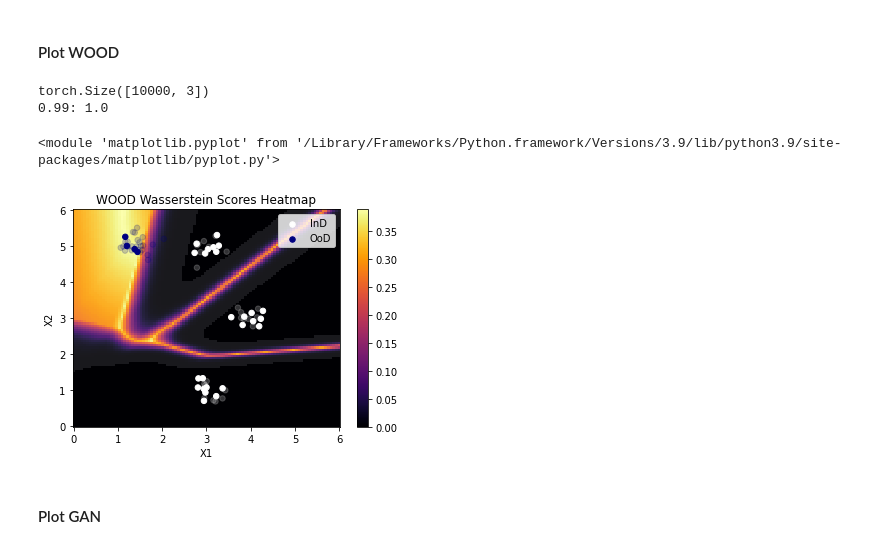
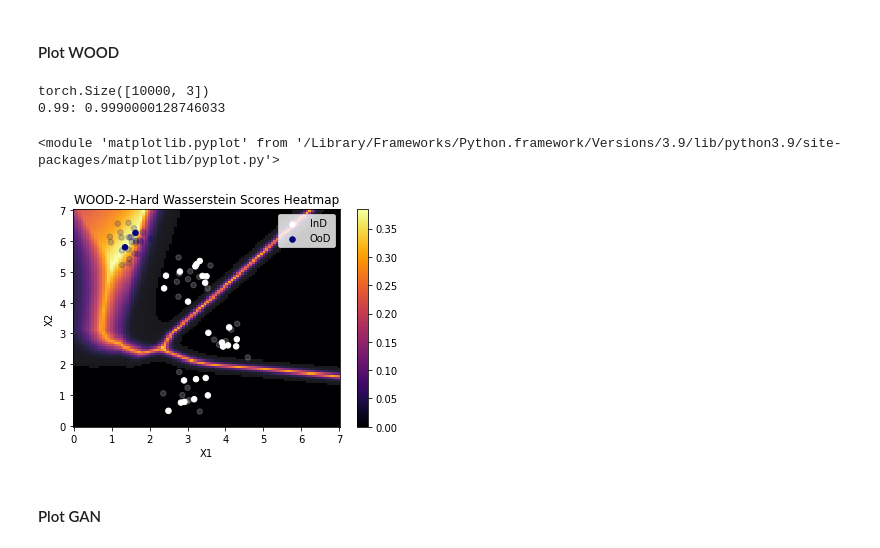
Before and after one commit to Xiaoyang-Song/Out-of-Distribution-GANs, a Jupyter notebook: Notebooks/simulation.ipynb, the cells around one changed output. Saved outputs shown, nothing was run; the diff lists cells and outputs as text; code cells hidden in the pictures.

```diff
--- a/Notebooks/simulation.ipynb
+++ b/Notebooks/simulation.ipynb
@@ -20,9 +23,9 @@ MU = {
     0: [4, 3],
     1: [3, 5],
     2: [3, 1],
-    3: [1.5, 5]
+    3: [1.5, 6]
 }
-std = 0.2
+std = 0.3
 COV = {
     0: np.eye(2)*std**2,
     1: np.eye(2)*std**2,
@@ -92,0 +96,9 @@ torch.save(D.state_dict(), "simulation_log/model/D.pt")
+# %%
+n_ood = 2
+ood_bsz = 4
+OOD_BATCH = torch.tensor(OOD_X[np.random.choice(n, n_ood, replace=False)], dtype=torch.float32)
+torch.save(OOD_BATCH, "simulation_log/model/ood_batch.pt")
+plt.scatter(IND_X[:,0], IND_X[:,1], c='black', label ="InD", sizes=[30]*len(IND_X), alpha=1)
+plt.scatter(IND_X_TEST[:,0], IND_X_TEST[:,1], c='white', sizes=[30]*len(IND_X), alpha=0.2)
+plt.scatter(OOD_X[:,0], OOD_X[:,1], c='navy', sizes=[30]*len(OOD_X), alpha=0.2)
+plt.scatter(OOD_BATCH[:,0], OOD_BATCH[:,1], c='red', label="OoD", sizes=[30]*len(OOD_X), alpha=1)
@@ -140,19 +143,17 @@ G_GAN = GSIM(64).to(DEVICE)
 # D_GAN = DSIM_SINGLE(64)
 # G_GAN = GSIM_SINGLE(64)
 # OOD data preparation
-# n_ood = 8
 ood_bsz = 4
-bsz_tri = 64
-# OOD_BATCH = torch.tensor(OOD_X[np.random.choice(n, n_ood, replace=False)], dtype=torch.float32)
+bsz_tri = 32
 print(f"OOD Batch Shape: {OOD_BATCH.shape}")
 # Configuration
 max_epoch = 256
-lr = 1e-2
+lr = 1e-4
 w_ce, w_wass, w_dist = 1, 1, 1
-scaling = 0.1
+scaling = 0.01
 d_step_ratio, g_step_ratio = 2, 1
-D_solver = torch.optim.Adam(D_GAN.parameters(), lr=lr, betas=(0.5, 0.999))
-G_solver = torch.optim.Adam(G_GAN.parameters(), lr=lr, betas=(0.5, 0.999))
+D_solver = torch.optim.Adam(D_GAN.parameters(), lr=lr, betas=(0.9, 0.999))
+G_solver = torch.optim.Adam(G_GAN.parameters(), lr=lr, betas=(0.9, 0.999))
 criterion = nn.CrossEntropyLoss()
 # Dataset
 ind_tri_loader = torch.utils.data.DataLoader(IND_DATA, shuffle=True, batch_size=256)
@@ -189,9 +195,9 @@ torch.Size([10000, 3])
 # %% [markdown]
 #### Plot WOOD
 # %%
-plot_heatmap(IND_X, IND_X_TEST, OOD_X, OOD_BATCH, D_WOOD, "WOOD", ind_idx, ood_idx, m=100)
+plot_heatmap(IND_X, IND_X_TEST, OOD_X, OOD_BATCH, D_WOOD, "WOOD-2-Hard", ind_idx, ood_idx, m=100)
 # %% [output]
 torch.Size([10000, 3])
-0.99: 1.0
+0.99: 0.9990000128746033
 <module 'matplotlib.pyplot' from '/Library/Frameworks/Python.framework/Versions/3.9/lib/python3.9/site-packages/matplotlib/pyplot.py'>
-[figure, old version]
+[figure, new version]
```
Also changed, not shown: parts of 22 cells of this notebook, 40 other files.
